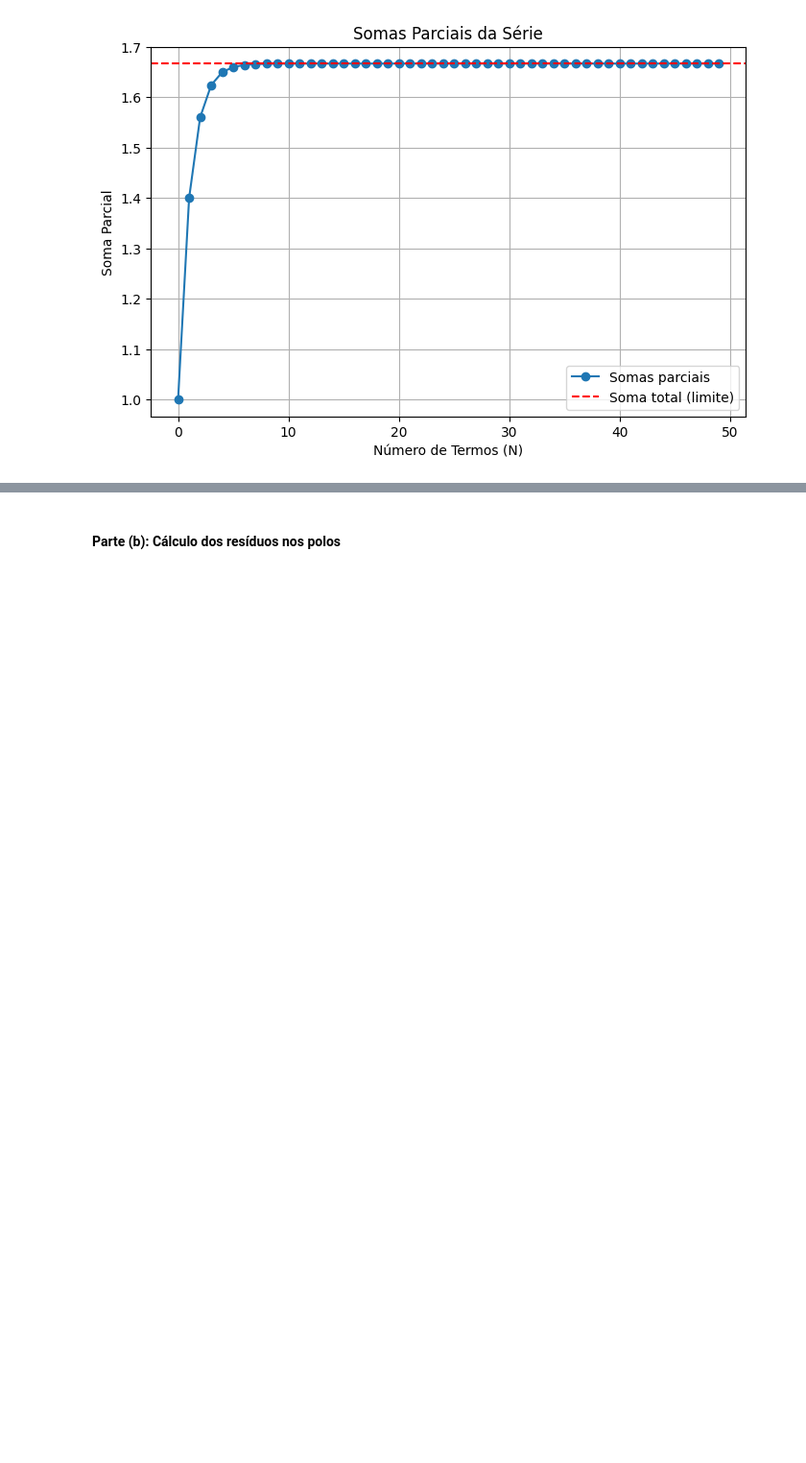
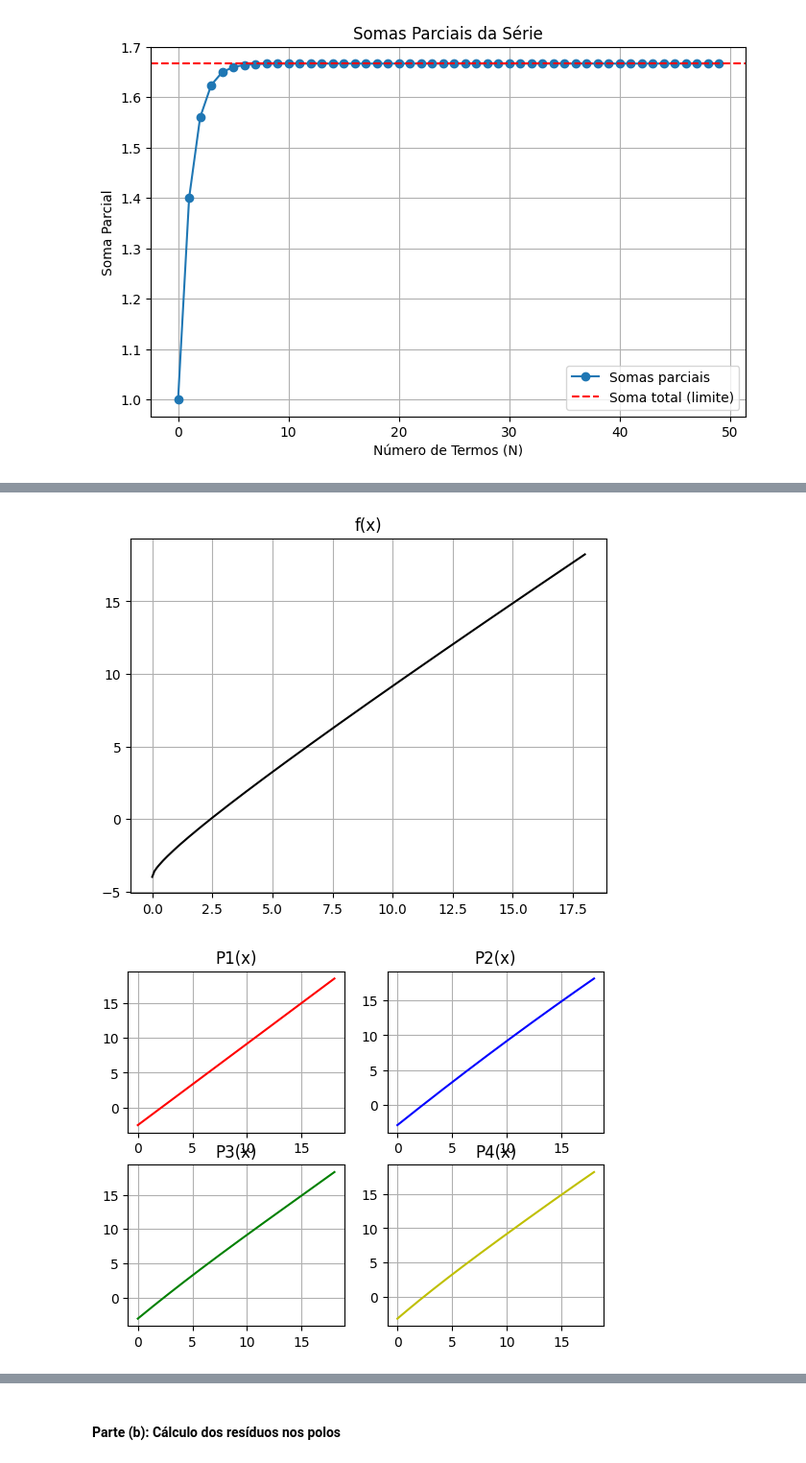
Before and after one commit to NataliaCarvalhinha/M-todosMatem-ticos, a Jupyter notebook: Trabalho Final.ipynb, the cells around one changed output, grey strips where cells are left out. Shown at 96% size. Drawn from its saved outputs; the diff is of its cells as text; code cells hidden in the pictures; blank space fills up the shorter version.

```diff
--- a/Trabalho Final.ipynb
+++ b/Trabalho Final.ipynb
@@ -167,0 +251,44 @@ plt.show()
+# %%
+def f(x):
+    return np.sqrt(x) + x - 4
+def P1(x):
+    return 8 + (7/6)*(x-9)
+def P2(x):
+    return P1(x) - (1/(108*2))*(x-9)**2
+def P3(x):
+    return P2(x) + (1/(648*6))*(x-9)**3
+def P4(x):
+    return P3(x) - (5/(11664*24))*(x-9)**4
+
+x = np.linspace(0,18,200)
+plt.plot(x,f(x),c='k')
+plt.title('f(x)')
+plt.grid()
+plt.show()
+
+fig, ax = plt.subplots(2, 2)
+ax[0, 0].plot(x,P1(x),'r')
+ax[0,0].set_title('P1(x)')
+ax[0,0].grid()
+ax[0, 1].plot(x,P2(x),'b')
+ax[0,1].set_title('P2(x)')
+ax[0,1].grid()
+ax[1, 0].plot(x,P3(x),'g')
+ax[1,0].set_title('P3(x)')
+ax[1,0].grid()
+ax[1, 1].plot(x,P4(x),'y')
+ax[1,1].set_title('P4(x)')
+ax[1,1].grid()
+plt.show()
+
+plt.plot(x,P1(x),c='r',label='P1(x)')
+plt.plot(x,P2(x),c='g',label='P2(x)')
+plt.plot(x,P3(x),c='b',label='P3(x)')
+plt.plot(x,P4(x),c='y',label='P4(x)')
+plt.plot(x,f(x),c='k',label='f(x)')
+plt.legend()
+plt.grid()
+plt.show()
+# %% [output]
+[figure, added]
+[figure, added]
```
Also changed, not shown: parts of 54 cells of this notebook.
